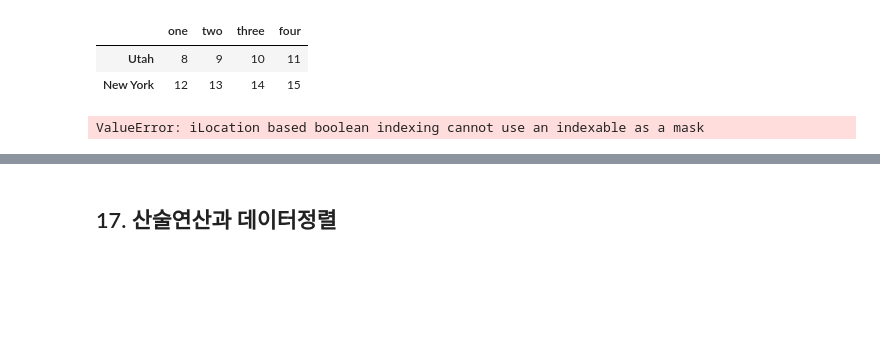
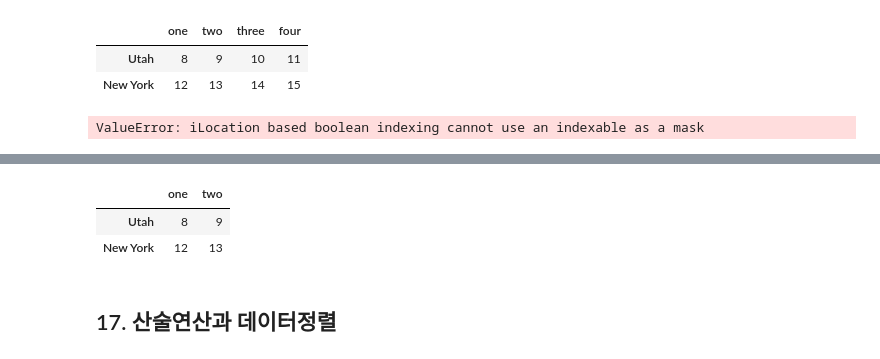
Before and after one commit to seoyun-dev/TIL, a Jupyter notebook: BDA/0921_pandas.ipynb, the cells around one changed output, grey strips where cells are left out. Saved outputs shown, nothing was run; the diff lists cells and outputs as text; code cells hidden in the pictures; blank space fills up the shorter version.

```diff
--- a/BDA/0921_pandas.ipynb
+++ b/BDA/0921_pandas.ipynb
@@ -1329,3 +1373,9 @@ ValueError: iLocation based boolean indexing cannot use an indexable as a mask
+# %%
+data.loc[data["three"]>=8,["one","two"]]
+# %% [output]
+|  | one | two |
+| Utah | 8 | 9 |
+| New York | 12 | 13 |
 # %% [markdown]
 ## 17. 산술연산과 데이터정렬
 # %%
```
Also changed, not shown: parts of 86 cells of this notebook.
